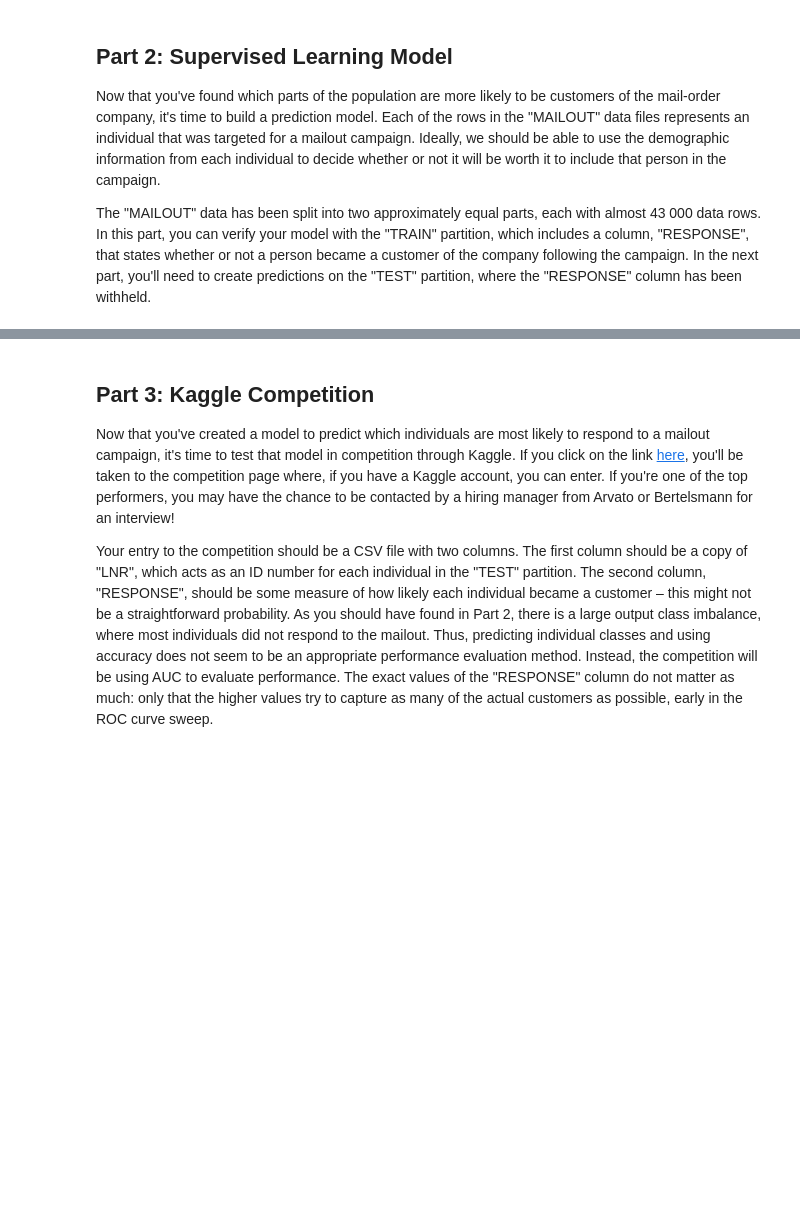
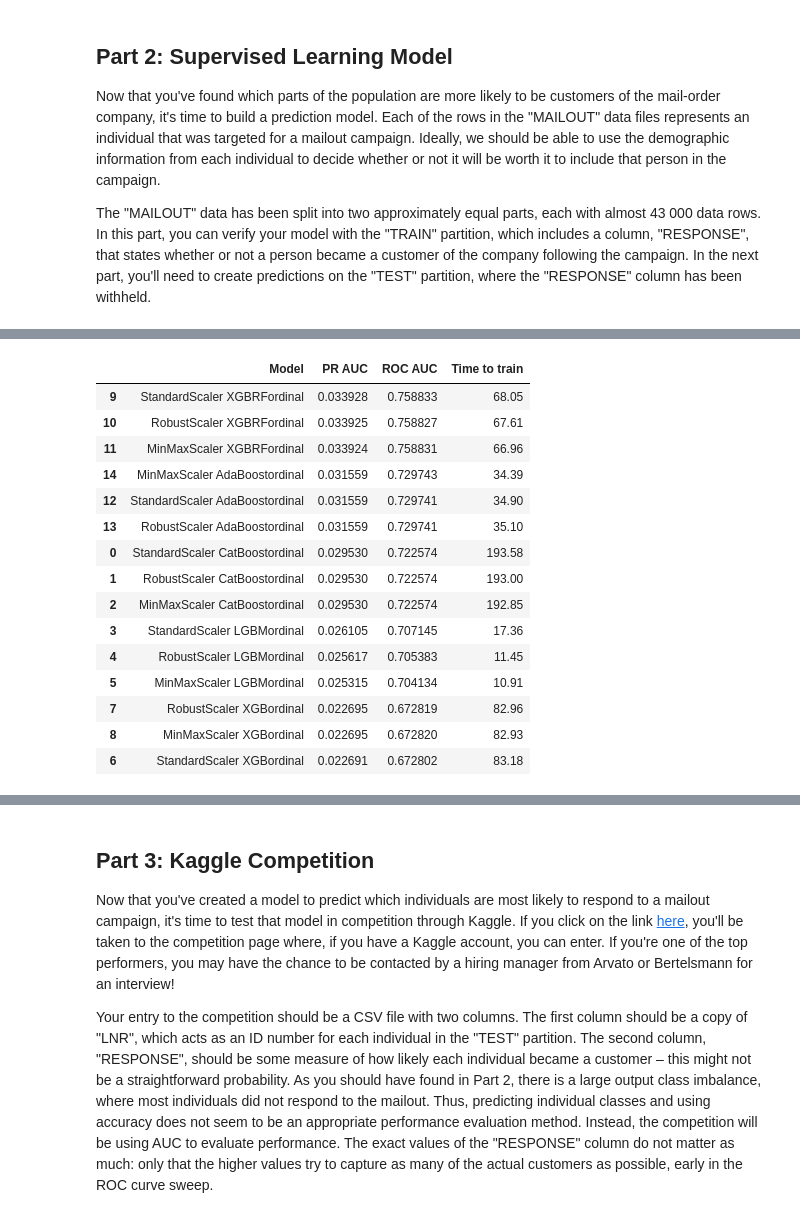
Before and after one commit to luchev/customer-segmentation-report-arvato, a Jupyter notebook: Arvato.ipynb, the cells around one changed output, grey strips where cells are left out. Cells and saved outputs as stored; diff of their text form; code cells hidden in the pictures; blank space fills up the shorter version.

```diff
--- a/Arvato.ipynb
+++ b/Arvato.ipynb
@@ -1023,3 +988,0 @@ Name: RESPONSE, dtype: float64
-# %%
-y = mailout_train['RESPONSE']
-x = mailout_train.drop(['RESPONSE'], axis=1)
@@ -1084,0 +1018,4 @@ mailout_train[categorical_columns] = ordinal_encoder.transform(mailout_train[cat
+# %%
+# Checkpoint clean mailout_train
+# save_df(mailout_train, 'mailout_train_encoded.pkl')
+mailout_train = load_df('mailout_train_encoded.pkl')
@@ -1084,0 +1041,4 @@ mailout_train[categorical_columns] = ordinal_encoder.transform(mailout_train[cat
+# %%
+# n_jobs specifies how many processors the classifiers should use when fitting and predicting the data
+# Some classifiers ignore this parameter and use only 1 CPU or use all the CPUs
+n_jobs = 16
@@ -1084,0 +1055,15 @@ mailout_train[categorical_columns] = ordinal_encoder.transform(mailout_train[cat
+# %%
+def model_precision(data, responses, pipeline, data_split, scoring='average_precision'):
+    """Evaluate model precision
+
+    PARAMS:
+    data: pd.DataFrame - features
+    responses: pd.Series - results
+    pipeline: Pipeline - pipeline of models (could be just a simple model)
+    data_split: CrossValidator - Data splitting strategy used to validate the model/pipeline
+    scoring: str - 'average_precision' or 'roc_auc'
+
+    RETURNS:
+    float: the mean of all precision results
+    """
+    return cross_val_score(pipeline, data, responses, cv=data_split, scoring=scoring, n_jobs=n_jobs).mean()
@@ -1084,0 +1198,35 @@ mailout_train[categorical_columns] = ordinal_encoder.transform(mailout_train[cat
+# %%
+# Third, we'll perform tests using different scalers
+classifiers = [
+    ('CatBoost', CatBoostClassifier(random_state=42)),
+    ('LGBM', LGBMClassifier(random_state=42)),
+    ('XGB', XGBClassifier(random_state=42)),
+    ('XGBRF', XGBRFClassifier(random_state=42)),
+    ('AdaBoost', AdaBoostClassifier(random_state=42)),
+]
+scalers = [
+    ('StandardScaler', StandardScaler()),
+    ('RobustScaler', RobustScaler()),
+    ('MinMaxScaler', MinMaxScaler()),
+]
+
+pipelines = [ Pipeline([ scaler, classifier ]) for classifier in classifiers for scaler in scalers]
+scaler_stats = test_pipelines(pipelines, mailout_train, name_suffix=' ordinal')
+pd.DataFrame(scaler_stats, columns=['Model', 'PR AUC', 'ROC AUC', 'Time to train']).sort_values(['PR AUC', 'ROC AUC'], ascending=False)
+# %% [output]
+|  | Model | PR AUC | ROC AUC | Time to train |
+| 9 | StandardScaler XGBRFordinal | 0.033928 | 0.758833 | 68.05 |
+| 10 | RobustScaler XGBRFordinal | 0.033925 | 0.758827 | 67.61 |
+| 11 | MinMaxScaler XGBRFordinal | 0.033924 | 0.758831 | 66.96 |
+| 14 | MinMaxScaler AdaBoostordinal | 0.031559 | 0.729743 | 34.39 |
+| 12 | StandardScaler AdaBoostordinal | 0.031559 | 0.729741 | 34.90 |
+| 13 | RobustScaler AdaBoostordinal | 0.031559 | 0.729741 | 35.10 |
+| 0 | StandardScaler CatBoostordinal | 0.029530 | 0.722574 | 193.58 |
+| 1 | RobustScaler CatBoostordinal | 0.029530 | 0.722574 | 193.00 |
+| 2 | MinMaxScaler CatBoostordinal | 0.029530 | 0.722574 | 192.85 |
+| 3 | StandardScaler LGBMordinal | 0.026105 | 0.707145 | 17.36 |
+| 4 | RobustScaler LGBMordinal | 0.025617 | 0.705383 | 11.45 |
+| 5 | MinMaxScaler LGBMordinal | 0.025315 | 0.704134 | 10.91 |
+| 7 | RobustScaler XGBordinal | 0.022695 | 0.672819 | 82.96 |
+| 8 | MinMaxScaler XGBordinal | 0.022695 | 0.672820 | 82.93 |
+| 6 | StandardScaler XGBordinal | 0.022691 | 0.672802 | 83.18 |
```
Also changed, not shown: parts of 46 cells of this notebook.
